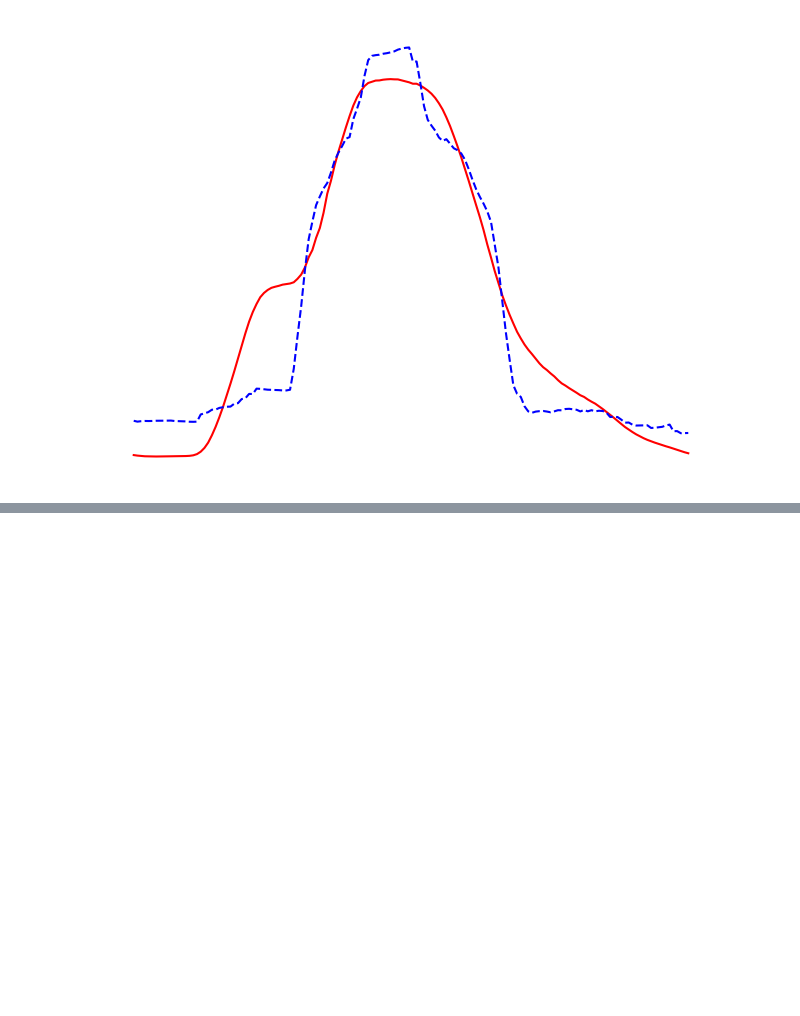
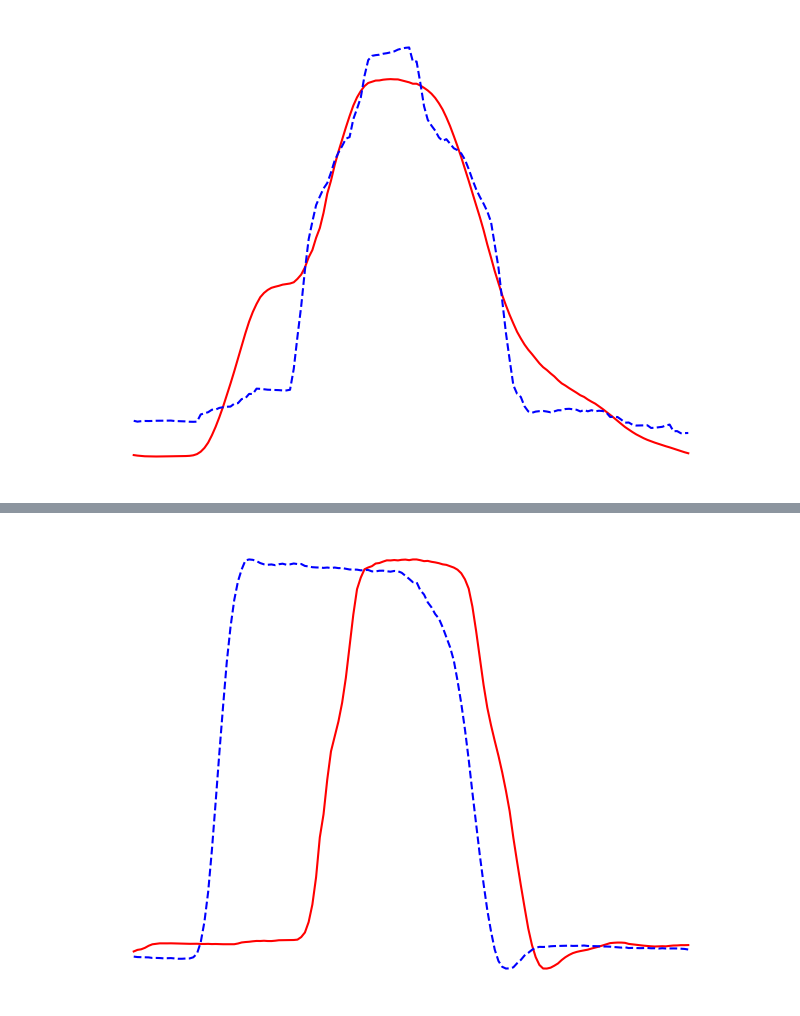
Before and after one commit to cyuab/k-scaling-factor-dtw, a Jupyter notebook: code/class_representative.ipynb, the cells around one changed output, grey strips where cells are left out. Saved outputs shown, nothing was run; the diff lists cells and outputs as text; code cells hidden in the pictures; blank space fills up the shorter version.

```diff
--- a/code/data-exploration.ipynb
+++ b/code/class_representative.ipynb
@@ -275,0 +136,14 @@ np.savez("../data/gunpoint_preprocessed.npz",
+# %%
+# Plot the mean prototype
+plt.plot(medoids_ed_scaled[1][1], label="ED Medoid Gun", color="red")
+# Plot the median prototype
+plt.plot(medoids_dtw_scaled[1][1], label="DTW Medoid Gun", color="blue", linestyle="--")
+# plt.title("Idealized Prototype")
+plt.xlabel("Time Step")
+plt.ylabel("Value")
+# plt.legend()
+plt.axis("off")
+plt.tight_layout()
+plt.show()
+# %% [output]
+[figure, added]
```
Also changed, not shown: parts of 30 cells of this notebook, 32 other files.
